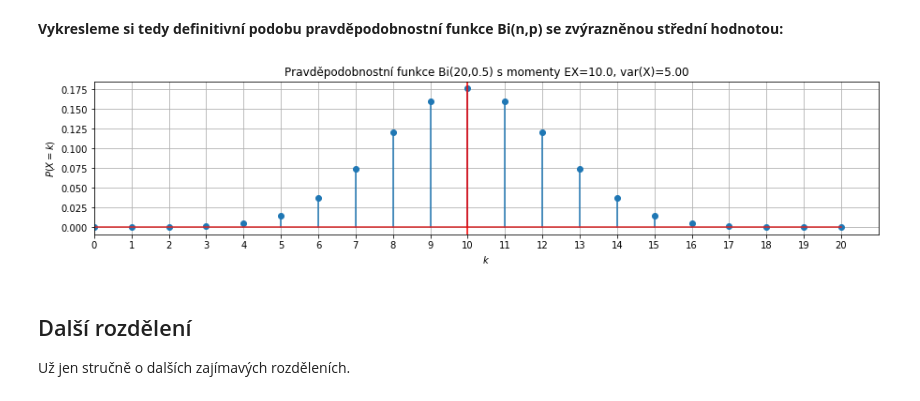
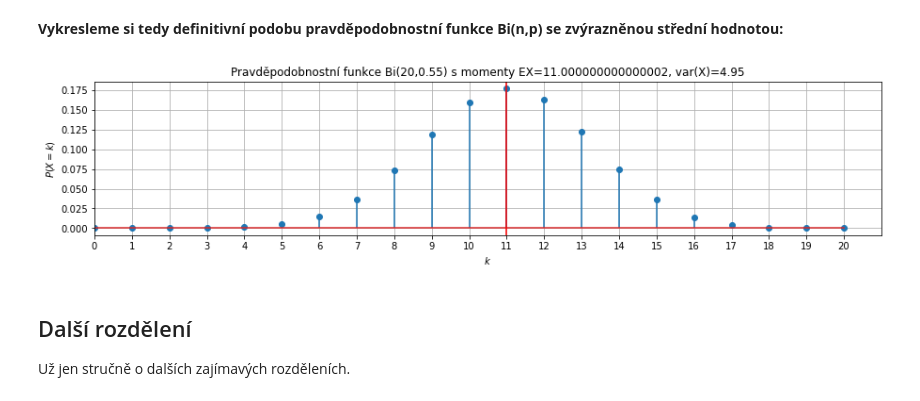
Before and after one commit to kamil-dedecius/mameradipst, a Jupyter notebook: Nahodna_velicina_diskretni.ipynb, the cells around one changed output. Saved outputs shown, nothing was run; the diff lists cells and outputs as text; code cells hidden in the pictures.

```diff
--- a/Nahodna_velicina_diskretni.ipynb
+++ b/Nahodna_velicina_diskretni.ipynb
@@ -176,7 +176,7 @@ A tím jsme se dostali k druhému rozdělení, jež chceme znát - **binomické
 Toto rozdělení je ohromně užitečné. Podívejme se např. na $n=20$ pingů při různých pravděpodobnostech úspěchu $p$ - tu zkusme měnit:
 # %%
 n = 20
-p = 0.5
+p = 0.55
 k = np.arange(0, n+1)
 
 def p_X(n, k, p):
@@ -184,7 +184,7 @@ def p_X(n, k, p):
 
 P_X_k = p_X(n, k, p)
 plt.figure(figsize=(15,3))
-plt.stem(P_X_k)
+plt.stem(P_X_k, use_line_collection=True)
 plt.xlabel(r'$k$, počet úspěchů v n={0} pokusech'.format(n))
 plt.ylabel(r'$P(X=k)$')
 plt.title('Pravděpodobnostní funkce binomického rozdělení pro n={0} pokusů s pstí úspěchu p={1}'.format(n, p))
@@ -294,16 +295,16 @@ $$
 **Vykresleme si tedy definitivní podobu pravděpodobnostní funkce Bi(n,p) se zvýrazněnou střední hodnotou:**
 # %%
 plt.figure(figsize=(15,3))
-plt.stem(P_X_k)
+plt.stem(P_X_k, use_line_collection=True)
 plt.xlabel(r'$k$'.format(n))
 plt.ylabel(r'$P(X=k)$')
 plt.title('Pravděpodobnostní funkce Bi({0},{1}) s momenty EX={2}, var(X)={3:.2f}'.format(n, p, EX, varX))
 plt.xticks(np.arange(n+1))
 plt.xlim(left=0)
 plt.axvline(EX, 0, 1, color='red')
 plt.show()
 # %% [output]
-[figure, old version]
+[figure, new version]
 # %% [markdown]
 ## Další rozdělení
 
```
Also changed, not shown: parts of 11 cells of this notebook.
